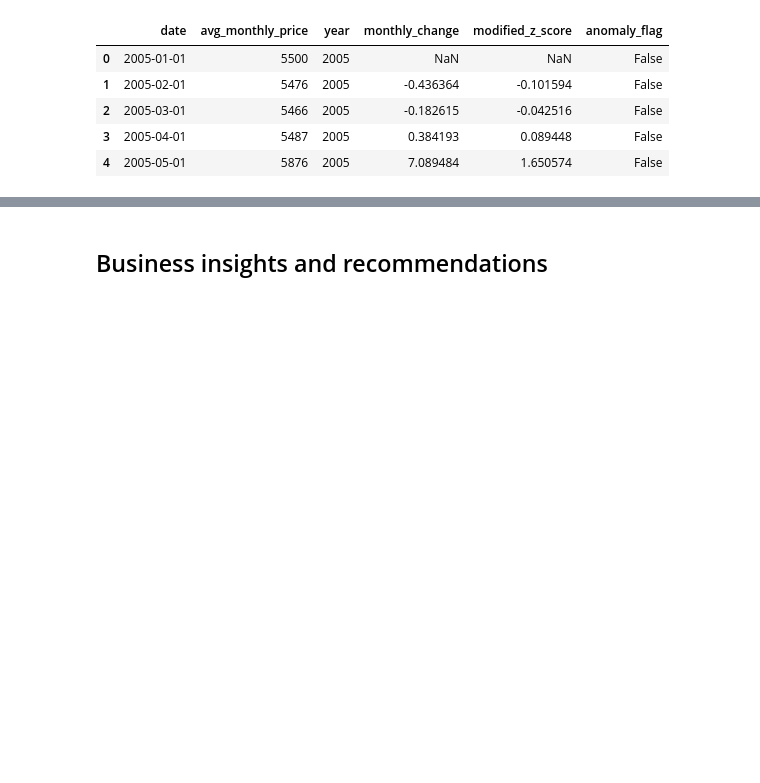
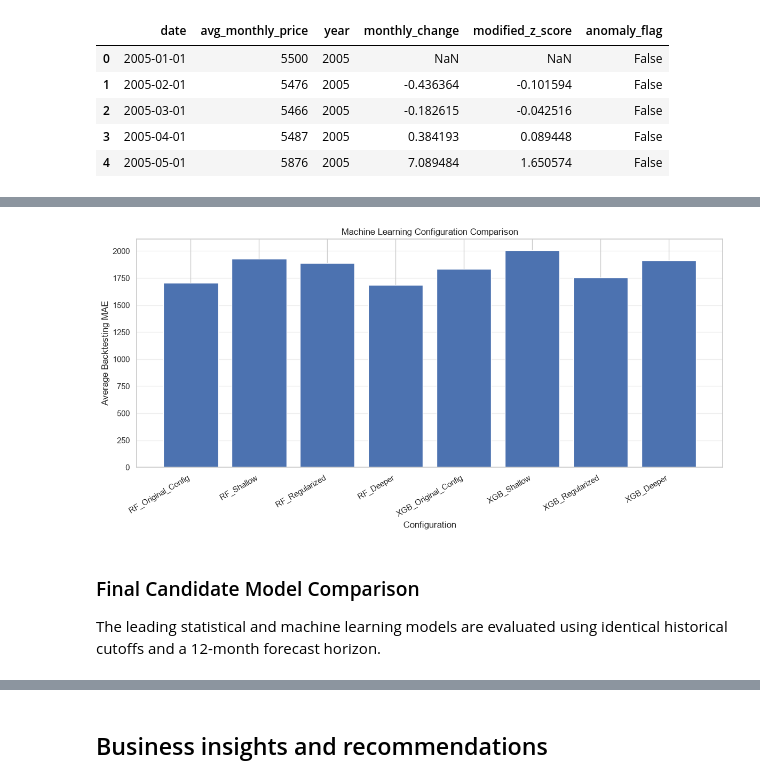
Before and after one commit to KarthikDaivadnya/PriceForecastingW2A, a Jupyter notebook: notebooks/Price_Forecasting_Complete.ipynb, the cells around one changed output, grey strips where cells are left out. Drawn from its saved outputs; the diff is of its cells as text; code cells hidden in the pictures; blank space fills up the shorter version.

```diff
--- a/notebooks/Price_Forecasting_Complete.ipynb
+++ b/notebooks/Price_Forecasting_Complete.ipynb
@@ -1560,0 +2485,18 @@ Forecast saved: d:\BECAME_DEVELOPER\PriceForecastingW2A\outputs\12_month_price_f
+# %%
+# Combine Random Forest and XGBoost configurations
+
+rf_config_comparison = rf_config_summary.copy()
+
+rf_config_comparison["MAE Std"] = np.nan
+
+ml_config_comparison = pd.concat(
+    [
+        rf_config_comparison,
+        xgb_config_summary
+    ],
+    ignore_index=True
+)
+
+display(
+    ml_config_comparison.sort_values("MAE").round(2)
+)
@@ -1560,0 +2513,25 @@ Forecast saved: d:\BECAME_DEVELOPER\PriceForecastingW2A\outputs\12_month_price_f
+# %%
+# Compare ML model configurations
+
+plt.figure(figsize=(12, 6))
+
+plt.bar(
+    ml_config_comparison["Configuration"],
+    ml_config_comparison["MAE"]
+)
+
+plt.title("Machine Learning Configuration Comparison")
+plt.xlabel("Configuration")
+plt.ylabel("Average Backtesting MAE")
+plt.xticks(rotation=30, ha="right")
+plt.grid(axis="y", alpha=0.3)
+
+plt.tight_layout()
+plt.show()
+# %% [output]
+[figure, added]
+# %% [markdown]
+### Final Candidate Model Comparison
+
+The leading statistical and machine learning models are evaluated
+using identical historical cutoffs and a 12-month forecast horizon.
```
Also changed, not shown: parts of 43 cells of this notebook.
